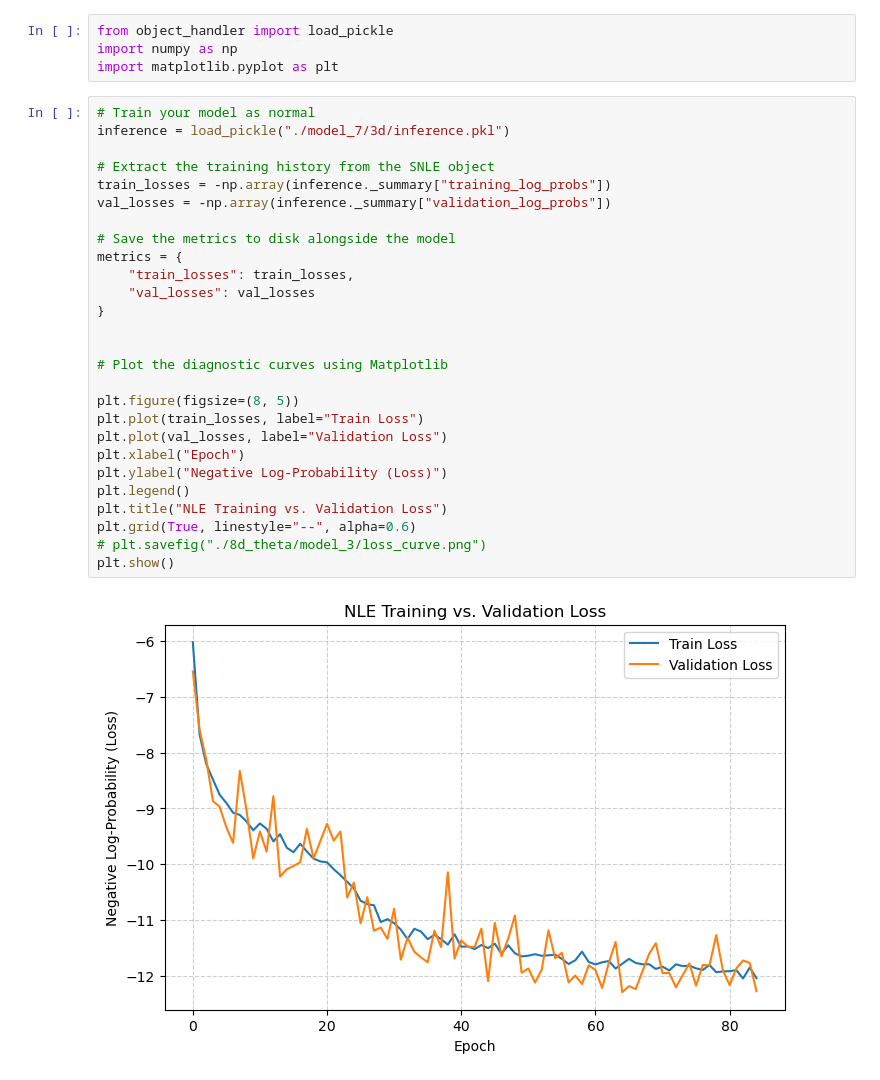
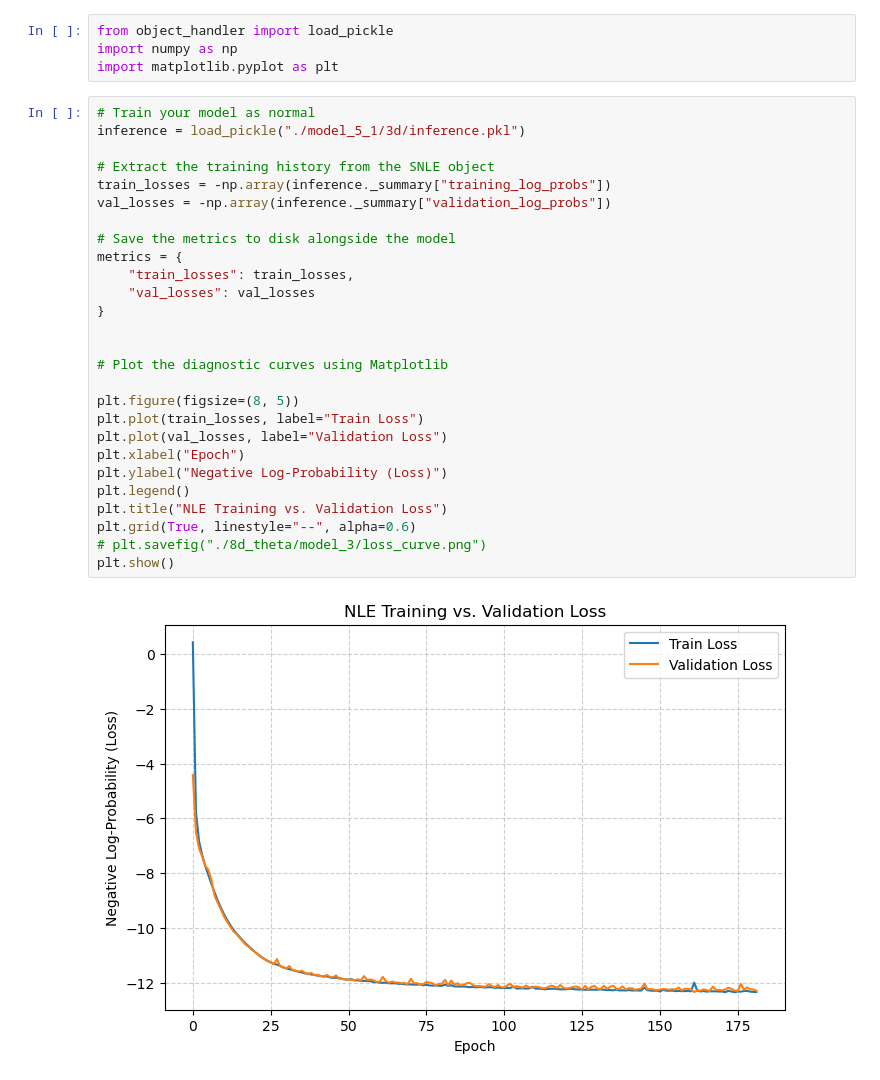
Before and after one commit to Anodymous1/suds, a Jupyter notebook: 8d_theta/NLL.ipynb, the cells around one changed output. Cells and saved outputs as stored; diff of their text form.

```diff
--- a/8d_theta/NLL.ipynb
+++ b/8d_theta/NLL.ipynb
@@ -6,30 +6,30 @@ import numpy as np
 import matplotlib.pyplot as plt
 # %%
 # Train your model as normal
-inference = load_pickle("./model_7/3d/inference.pkl")
+inference = load_pickle("./model_5_1/3d/inference.pkl")
 
 # Extract the training history from the SNLE object
 train_losses = -np.array(inference._summary["training_log_probs"])
 val_losses = -np.array(inference._summary["validation_log_probs"])
 
 # Save the metrics to disk alongside the model
 metrics = {
     "train_losses": train_losses,
     "val_losses": val_losses
 }
 
 
 # Plot the diagnostic curves using Matplotlib
 
 plt.figure(figsize=(8, 5))
 plt.plot(train_losses, label="Train Loss")
 plt.plot(val_losses, label="Validation Loss")
 plt.xlabel("Epoch")
 plt.ylabel("Negative Log-Probability (Loss)")
 plt.legend()
 plt.title("NLE Training vs. Validation Loss")
 plt.grid(True, linestyle="--", alpha=0.6)
 # plt.savefig("./8d_theta/model_3/loss_curve.png")
 plt.show()
 # %% [output]
-[figure, old version]
+[figure, new version]
```
Also changed, not shown: 20 other files.
